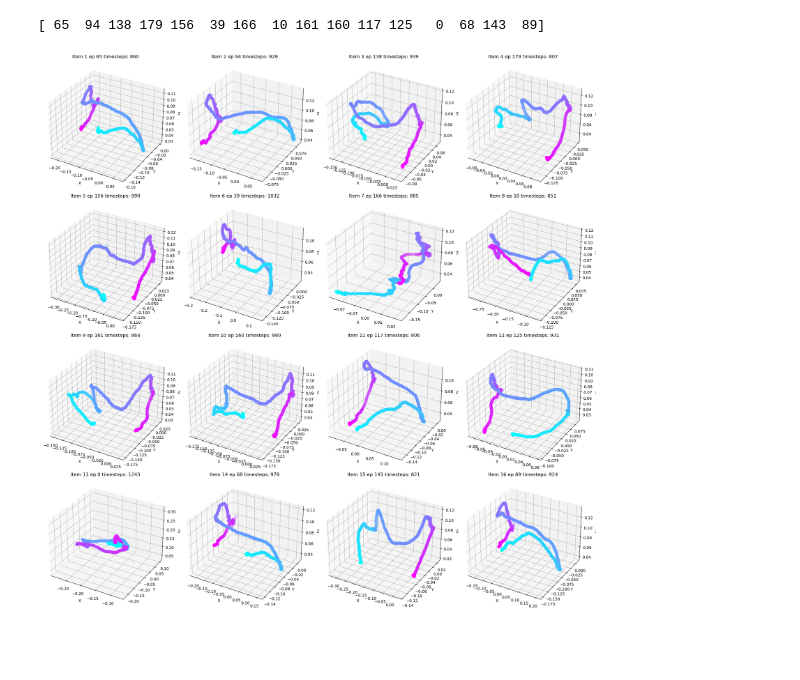
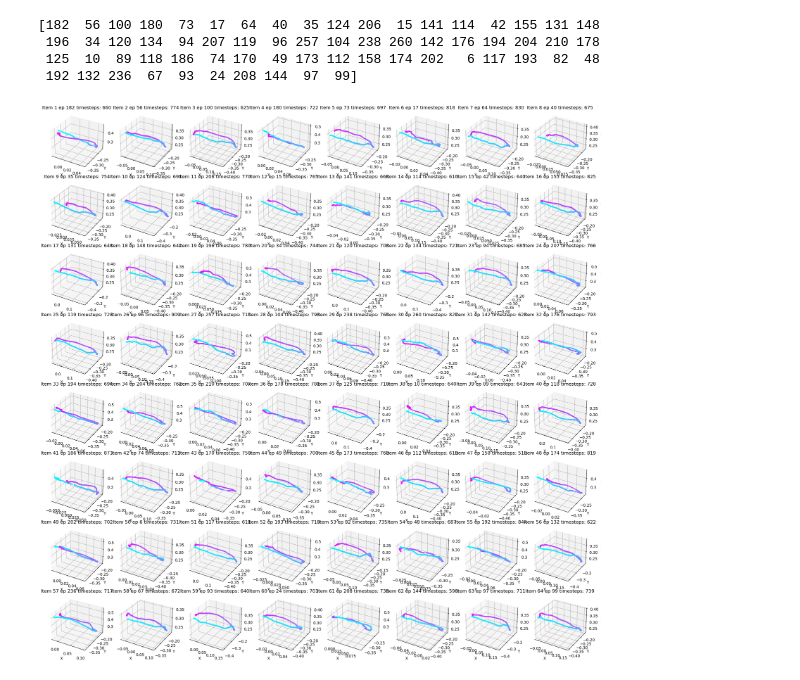
Before and after one commit to MLCS-Yonsei/UMI_FT, a Jupyter notebook: test_plot.ipynb, the cells around one changed output. Cells and saved outputs as stored; diff of their text form; code cells hidden in the pictures; blank space fills up the shorter version.

```diff
--- a/test_plot.ipynb
+++ b/test_plot.ipynb
@@ -14,7 +14,8 @@ from diffusion_policy.common.pose_repr_util import convert_pose_mat_rep
 OmegaConf.register_new_resolver("eval", eval, replace=True)
 register_codecs()
 # %%
-zarr_path = '/home/jaco/dataset.zarr.zip'
+zarr_path = '/home/soochul/GoPro_20250509/dataset.zarr.zip'
+# zarr_path = '/home/soochul/dataset0320.zarr.zip'
 zip_store = zarr.ZipStore(zarr_path, mode='a')
 root = zarr.group(zip_store)
 replay_buffer = ReplayBuffer.create_from_group(root)
@@ -196,7 +177,7 @@ def plot_pos_multi(ax, pose_comms, title=""):
     colors = np.linspace(0, 1, len(x))  # Normalize order for color mapping
 
     # Scatter plot with gradient colors
-    sc = ax.scatter(x, y, z, c=colors, cmap='cool', s=50)
+    sc = ax.scatter(x, y, z, c=colors, cmap='cool', s=5)
 
     # Add labels
     ax.set_xlabel('X')
@@ -205,24 +186,27 @@ def plot_pos_multi(ax, pose_comms, title=""):
     ax.set_title(title)
 # %%
 num_episodes = len(replay_buffer.episode_ends)
-num_episodes_random = 16
+num_episodes_random = 64 #16
 random_episodes = np.random.choice(num_episodes, num_episodes_random, replace=False)
 print(random_episodes)
 fig = plt.figure(figsize=(20, 20))
 rows = int(np.ceil(np.sqrt(num_episodes_random)))
 cols = int(np.ceil(num_episodes_random / rows))
 for idx, ep_idx in enumerate(random_episodes):
     episode = replay_buffer.get_episode(ep_idx)
     each_pos_replay = episode['robot0_eef_pos'][:]
 
     ax = fig.add_subplot(rows, cols, idx + 1, projection='3d')
     plot_pos_multi(ax, each_pos_replay, title=f"Item {idx+1} ep {ep_idx} timesteps: {len(episode['robot0_eef_pos'])}")
 
 plt.tight_layout()
 plt.show()
 # %% [output]
-[ 65  94 138 179 156  39 166  10 161 160 117 125   0  68 143  89]
+[182  56 100 180  73  17  64  40  35 124 206  15 141 114  42 155 131 148
+ 196  34 120 134  94 207 119  96 257 104 238 260 142 176 194 204 210 178
+ 125  10  89 118 186  74 170  49 173 112 158 174 202   6 117 193  82  48
+ 192 132 236  67  93  24 208 144  97  99]
-[figure, old version]
+[figure, new version]
 # %%
 mean_start_pos_list = list()
 mean_start_rot_list = list()
```
Also changed, not shown: parts of 21 cells of this notebook, 33 other files.
